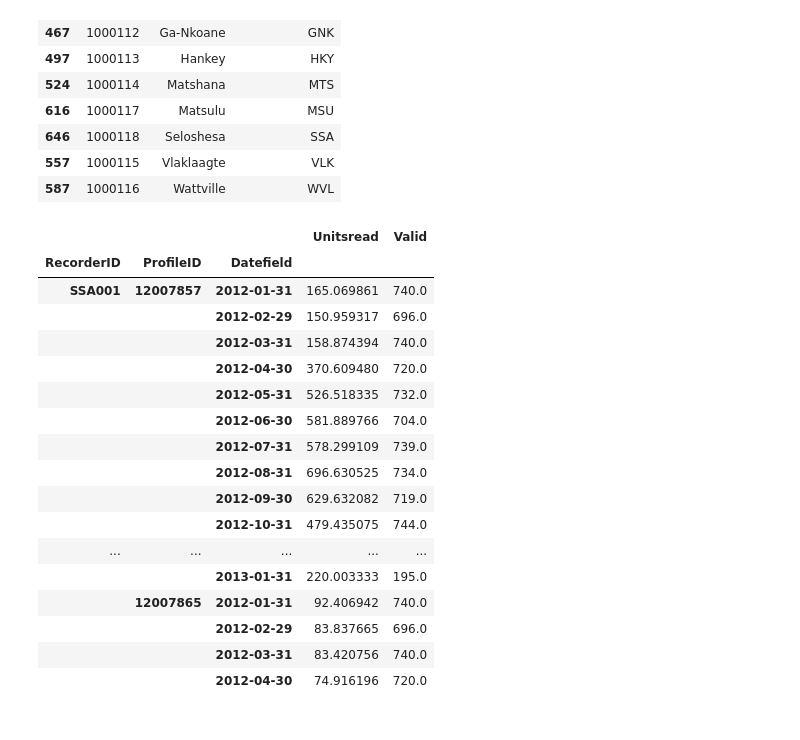
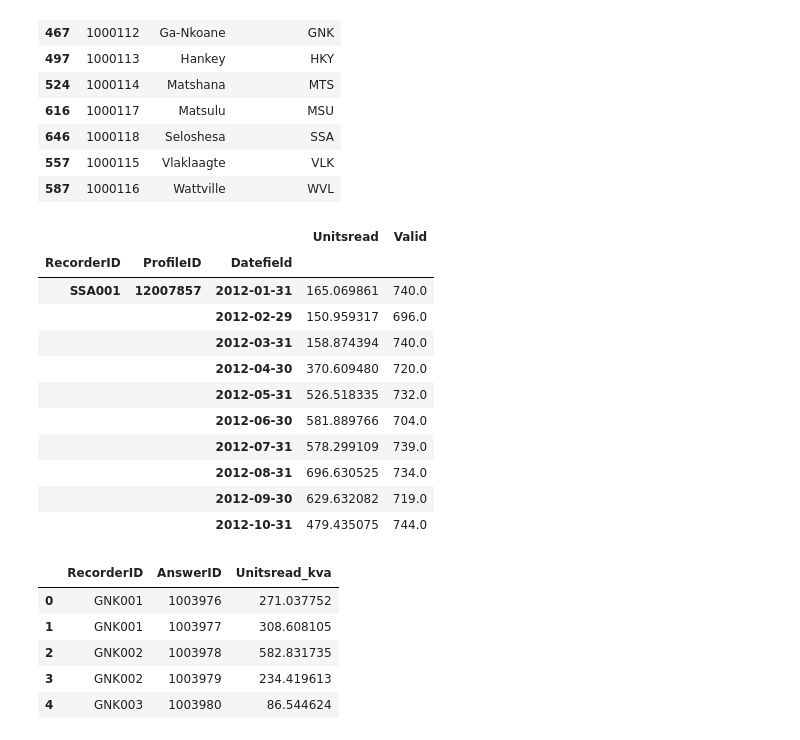
Before and after one commit to SaintlyVi/DLR_DB, a Jupyter notebook: DLR NOTEBOOK Load Profile Analysis.ipynb, the cells around one changed output. Drawn from its saved outputs; the diff is of its cells as text; code cells hidden in the pictures.

```diff
--- a/DLR NOTEBOOK Load Profile Analysis.ipynb
+++ b/DLR NOTEBOOK Load Profile Analysis.ipynb
@@ -35,23 +35,26 @@ socios.recorderLocations(2012)
 | 557 | 1000115 | Vlaklaagte | VLK |
 | 587 | 1000116 | Wattville | WVL |
 # %%
-ts.tsAgg(2012, 'kW', 'M', 'SSA')[:30]
+ts.aggTs(2012, 'kW', 'M', 'SSA').head()
 # %% [output]
 |  |  |  | Unitsread | Valid |
 | RecorderID | ProfileID | Datefield |  |  |
 | SSA001 | 12007857 | 2012-01-31 | 165.069861 | 740.0 |
 |  |  | 2012-02-29 | 150.959317 | 696.0 |
 |  |  | 2012-03-31 | 158.874394 | 740.0 |
 |  |  | 2012-04-30 | 370.609480 | 720.0 |
 |  |  | 2012-05-31 | 526.518335 | 732.0 |
 |  |  | 2012-06-30 | 581.889766 | 704.0 |
 |  |  | 2012-07-31 | 578.299109 | 739.0 |
 |  |  | 2012-08-31 | 696.630525 | 734.0 |
 |  |  | 2012-09-30 | 629.632082 | 719.0 |
 |  |  | 2012-10-31 | 479.435075 | 744.0 |
-| ... | ... | ... | ... | ... |
-|  |  | 2013-01-31 | 220.003333 | 195.0 |
-|  | 12007865 | 2012-01-31 | 92.406942 | 740.0 |
-|  |  | 2012-02-29 | 83.837665 | 696.0 |
-|  |  | 2012-03-31 | 83.420756 | 740.0 |
-|  |  | 2012-04-30 | 74.916196 | 720.0 |
+# %%
+ts.avgMonthlyDemand(2011).head()
+# %% [output]
+|  | RecorderID | AnswerID | Unitsread_kva |
+| 0 | GNK001 | 1003976 | 271.037752 |
+| 1 | GNK001 | 1003977 | 308.608105 |
+| 2 | GNK002 | 1003978 | 582.831735 |
+| 3 | GNK002 | 1003979 | 234.419613 |
+| 4 | GNK003 | 1003980 | 86.544624 |
```
Also changed, not shown: parts of 1 cell of this notebook, 8 other files.
